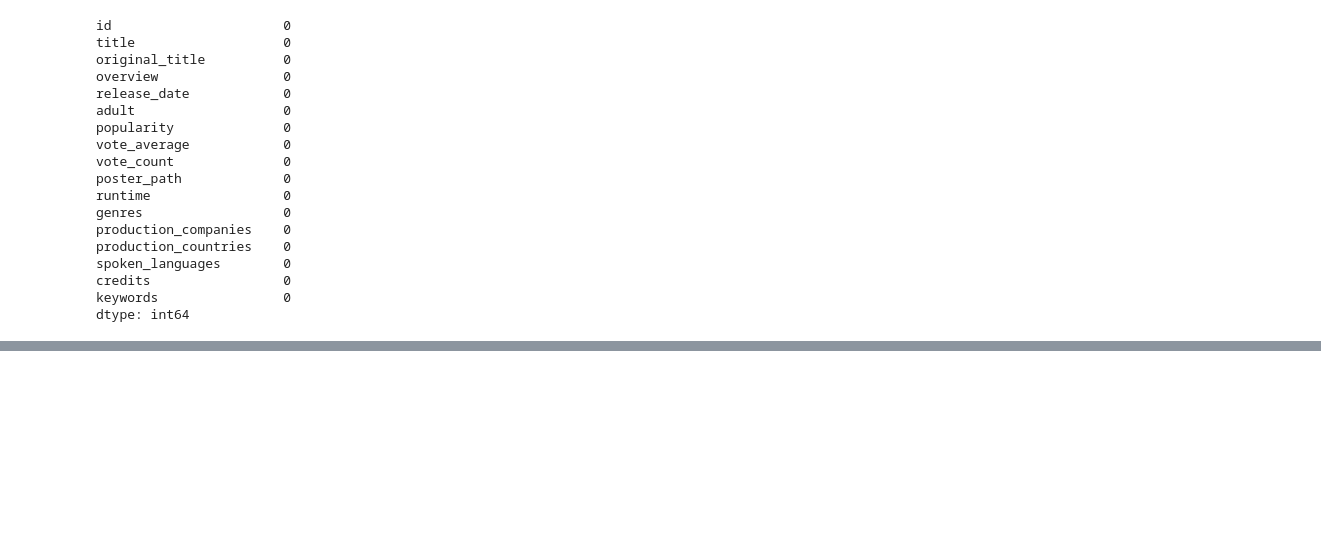
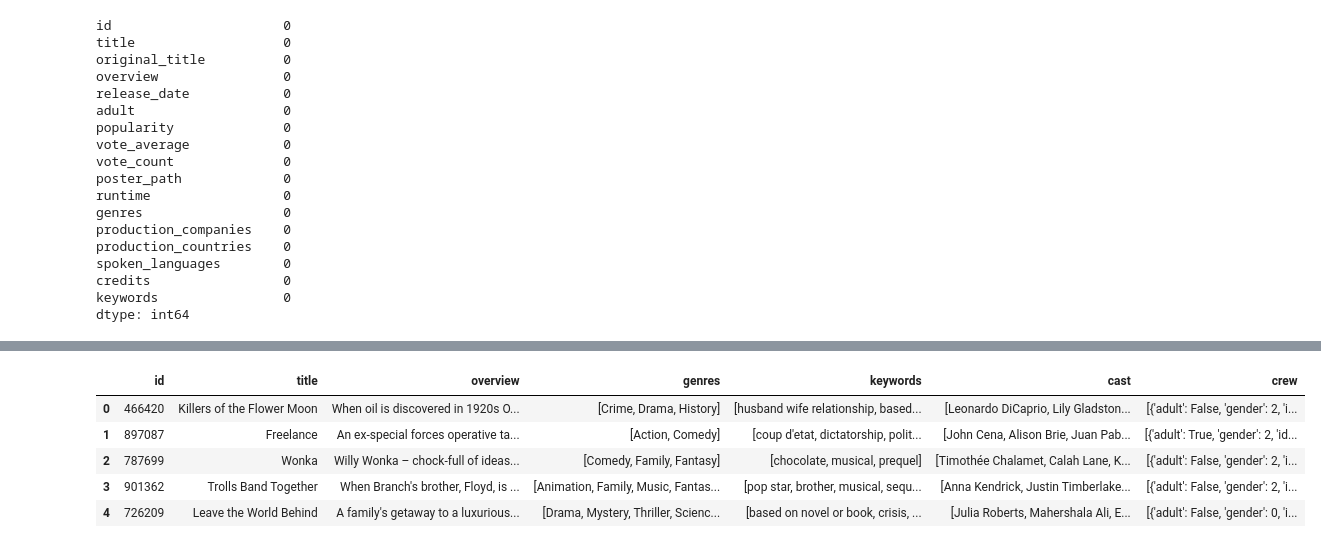
Before and after one commit to yassprogramme/Python_ENSAE_2A_app, a Jupyter notebook: Notebook.ipynb, the cells around one changed output, grey strips where cells are left out. Cells and saved outputs as stored; diff of their text form; code cells hidden in the pictures; blank space fills up the shorter version.

```diff
--- a/Notebook.ipynb
+++ b/Notebook.ipynb
@@ -135,0 +230,18 @@ movies_data.dropna(axis=0,inplace=True)
+# %%
+def convert3(text):
+    L = []
+    counter = 0
+    for i in text:
+        if counter < 3:
+            L.append(i['name'])
+        counter+=1
+    return L
+movies_reco["cast"]=movies_reco["cast"].apply(convert3)
+movies_reco.head()
+# %% [output]
+|  | id | title | overview | genres | keywords | cast | crew |
+| 0 | 466420 | Killers of the Flower Moon | When oil is discovered in 1920s O... | [Crime, Drama, History] | [husband wife relationship, based... | [Leonardo DiCaprio, Lily Gladston... | [{'adult': False, 'gender': 2, 'i... |
+| 1 | 897087 | Freelance | An ex-special forces operative ta... | [Action, Comedy] | [coup d'etat, dictatorship, polit... | [John Cena, Alison Brie, Juan Pab... | [{'adult': True, 'gender': 2, 'id... |
+| 2 | 787699 | Wonka | Willy Wonka – chock-full of ideas... | [Comedy, Family, Fantasy] | [chocolate, musical, prequel] | [Timothée Chalamet, Calah Lane, K... | [{'adult': False, 'gender': 2, 'i... |
+| 3 | 901362 | Trolls Band Together | When Branch's brother, Floyd, is ... | [Animation, Family, Music, Fantas... | [pop star, brother, musical, sequ... | [Anna Kendrick, Justin Timberlake... | [{'adult': False, 'gender': 2, 'i... |
+| 4 | 726209 | Leave the World Behind | A family's getaway to a luxurious... | [Drama, Mystery, Thriller, Scienc... | [based on novel or book, crisis, ... | [Julia Roberts, Mahershala Ali, E... | [{'adult': False, 'gender': 0, 'i... |
```
Also changed, not shown: parts of 8 cells of this notebook.
